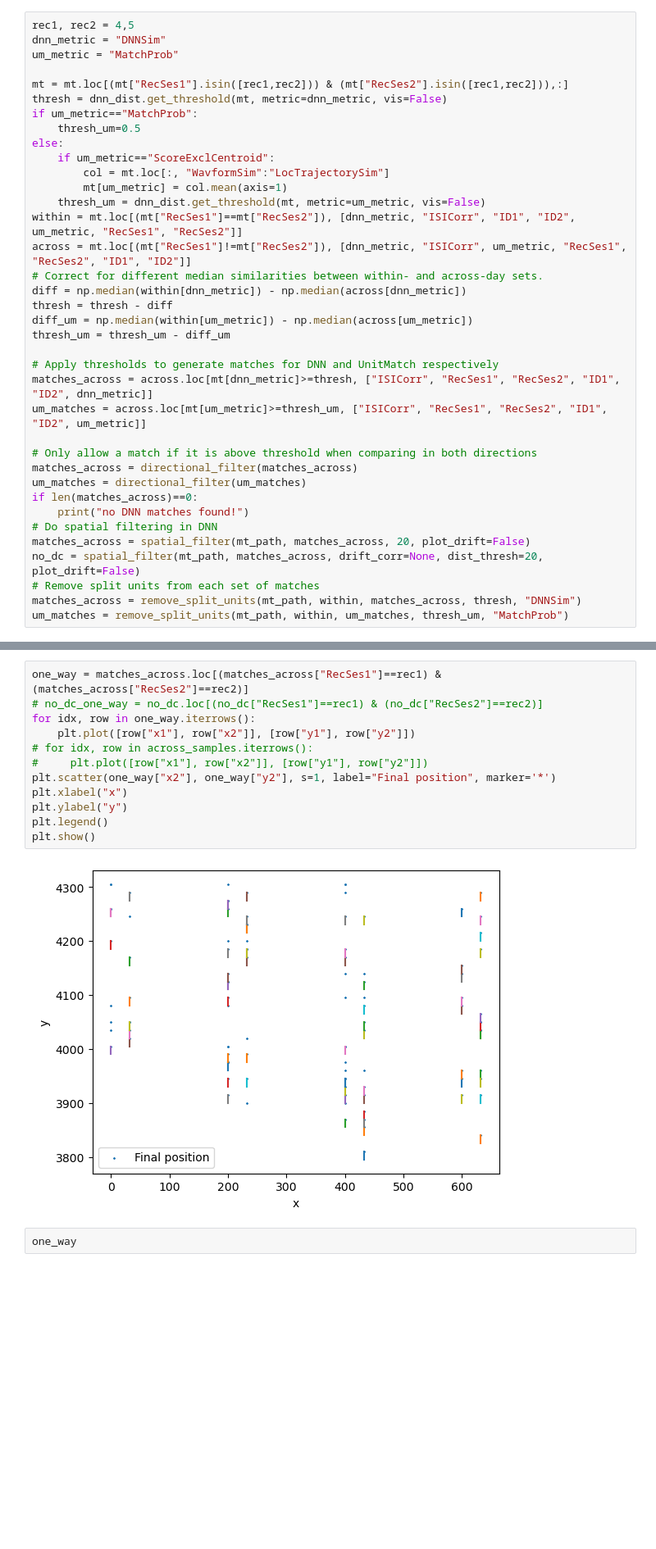
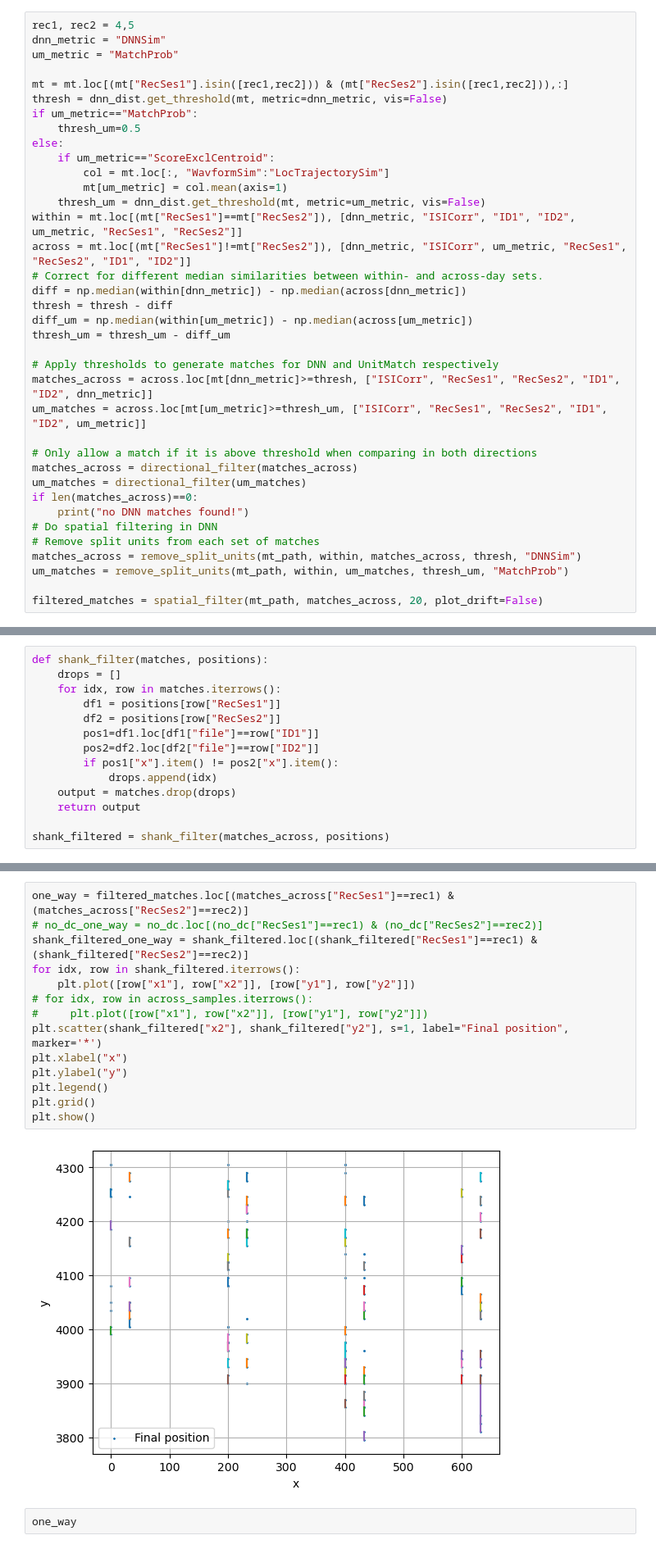
Before and after one commit to suyash144/DeepMatch, a Jupyter notebook: plotting/neuron_pos.ipynb, the cells around one changed output, grey strips where cells are left out. Shown: that part at 82% size. Saved outputs shown, nothing was run; the diff lists cells and outputs as text; blank space fills up the shorter version.

```diff
--- a/plotting/neuron_pos.ipynb
+++ b/plotting/neuron_pos.ipynb
@@ -47,11 +48,11 @@ um_matches = directional_filter(um_matches)
 if len(matches_across)==0:
     print("no DNN matches found!")
 # Do spatial filtering in DNN
-matches_across = spatial_filter(mt_path, matches_across, 20, plot_drift=False)
-no_dc = spatial_filter(mt_path, matches_across, drift_corr=None, dist_thresh=20, plot_drift=False)
 # Remove split units from each set of matches
 matches_across = remove_split_units(mt_path, within, matches_across, thresh, "DNNSim")
 um_matches = remove_split_units(mt_path, within, um_matches, thresh_um, "MatchProb")
+
+filtered_matches = spatial_filter(mt_path, matches_across, 20, plot_drift=False)
 # %%
 exp_ids, metadata = mtpath_to_expids(mt_path, matches_across)
 test_data_root = mt_path[:mt_path.find(metadata["mouse"])]
@@ -61,4 +62,18 @@ for recses, exp_id in exp_ids.items():
                         metadata["loc"], exp_id, "processed_waveforms")
     pos_dict = read_pos(fp)
     positions[recses] = pd.DataFrame(pos_dict)
+# %%
+def shank_filter(matches, positions):
+    drops = []
+    for idx, row in matches.iterrows():
+        df1 = positions[row["RecSes1"]]
+        df2 = positions[row["RecSes2"]]
+        pos1=df1.loc[df1["file"]==row["ID1"]]
+        pos2=df2.loc[df2["file"]==row["ID2"]]
+        if pos1["x"].item() != pos2["x"].item():
+            drops.append(idx)
+    output = matches.drop(drops)
+    return output
+
+shank_filtered = shank_filter(matches_across, positions)
 # %%
@@ -107,17 +141,19 @@ for idx, match in matches_across.iterrows():
 # %%
-one_way = matches_across.loc[(matches_across["RecSes1"]==rec1) & (matches_across["RecSes2"]==rec2)]
+one_way = filtered_matches.loc[(matches_across["RecSes1"]==rec1) & (matches_across["RecSes2"]==rec2)]
 # no_dc_one_way = no_dc.loc[(no_dc["RecSes1"]==rec1) & (no_dc["RecSes2"]==rec2)]
-for idx, row in one_way.iterrows():
+shank_filtered_one_way = shank_filtered.loc[(shank_filtered["RecSes1"]==rec1) & (shank_filtered["RecSes2"]==rec2)]
+for idx, row in shank_filtered.iterrows():
     plt.plot([row["x1"], row["x2"]], [row["y1"], row["y2"]])
 # for idx, row in across_samples.iterrows():
 #     plt.plot([row["x1"], row["x2"]], [row["y1"], row["y2"]])
-plt.scatter(one_way["x2"], one_way["y2"], s=1, label="Final position", marker='*')
+plt.scatter(shank_filtered["x2"], shank_filtered["y2"], s=1, label="Final position", marker='*')
 plt.xlabel("x")
 plt.ylabel("y")
 plt.legend()
+plt.grid()
 plt.show()
 # %% [output]
-[figure, old version]
+[figure, new version]
 # %%
 one_way
 # %% [output]
```
Also changed, not shown: parts of 2 cells of this notebook, 2 other files.
